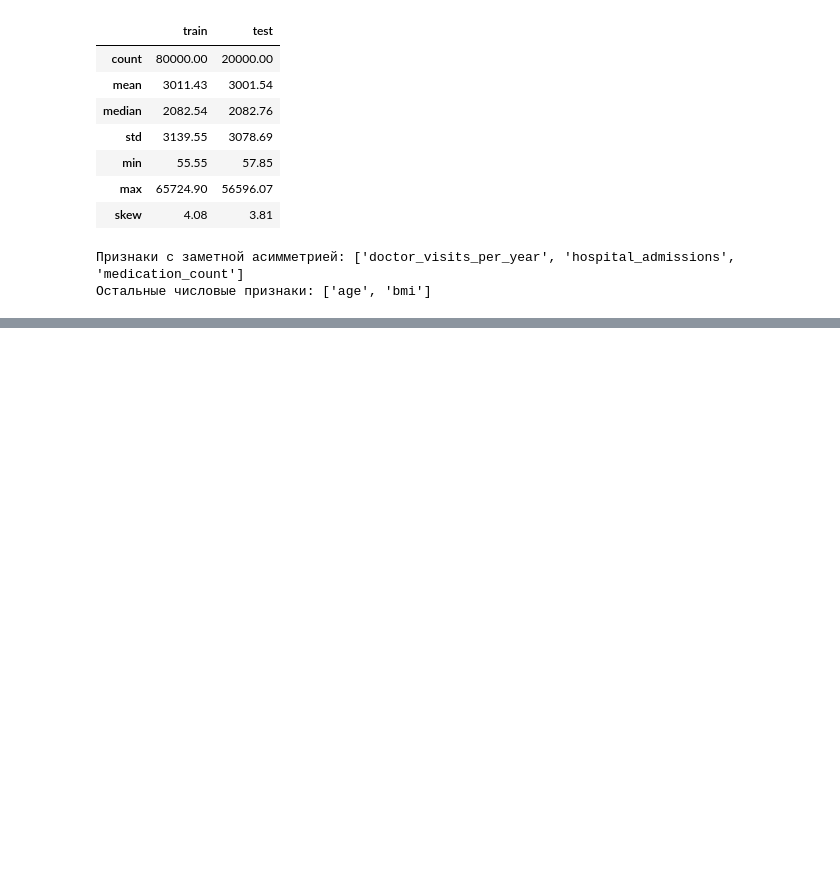
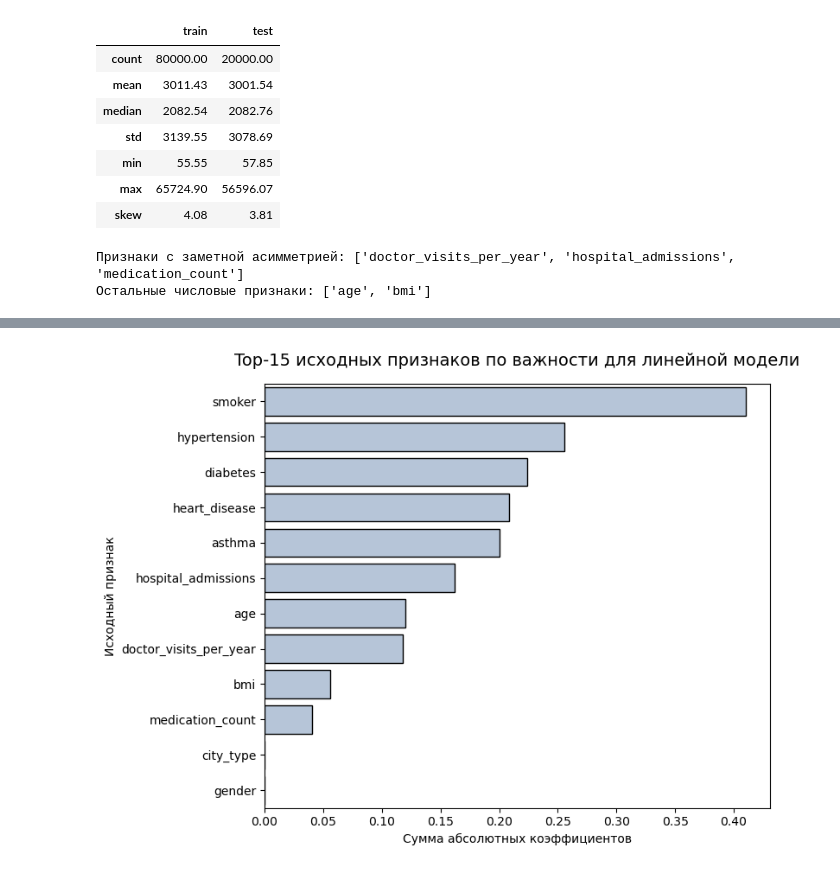
Before and after one commit to horacemtb/medcost-prediction-app, a Jupyter notebook: notebooks/additional-research.ipynb, the cells around one changed output, grey strips where cells are left out. Saved outputs shown, nothing was run; the diff lists cells and outputs as text; code cells hidden in the pictures; blank space fills up the shorter version.

```diff
--- a/notebooks/additional-research.ipynb
+++ b/notebooks/additional-research.ipynb
@@ -1606,0 +1934,28 @@ test_predictions = {}
+# %%
+# Визуализация важности исходных признаков
+
+top_n = 15
+plot_original_importance = linear_original_feature_importance.head(top_n)
+
+plt.figure(figsize=(8, 6))
+
+ax = sns.barplot(
+    data=plot_original_importance,
+    x='importance',
+    y='original_feature',
+    color='lightsteelblue',
+    edgecolor='black'
+)
+
+ax.set_title(
+    f'Top-{top_n} исходных признаков по важности для линейной модели',
+    fontsize=14,
+    pad=15
+)
+ax.set_xlabel('Сумма абсолютных коэффициентов')
+ax.set_ylabel('Исходный признак')
+
+plt.tight_layout()
+plt.show()
+# %% [output]
+[figure, added]
```
Also changed, not shown: parts of 16 cells of this notebook.
